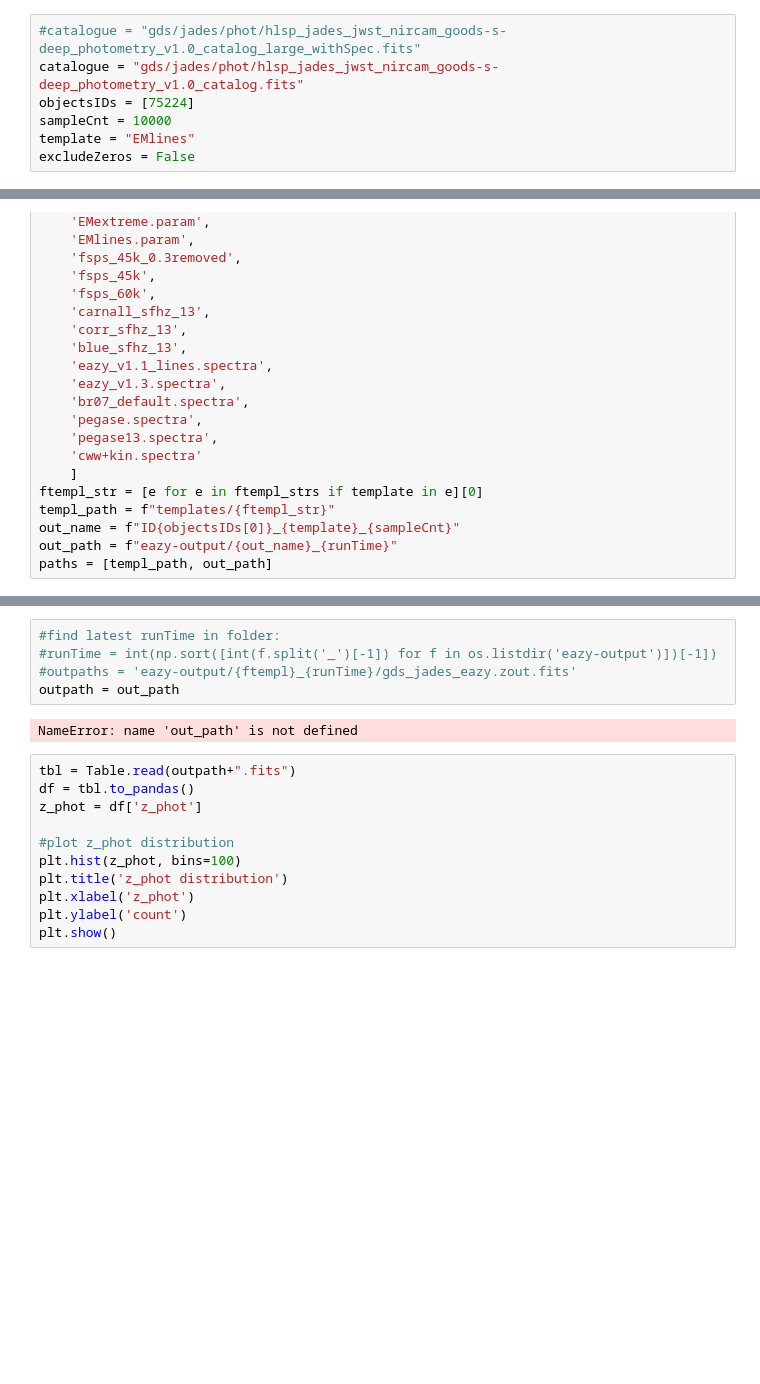
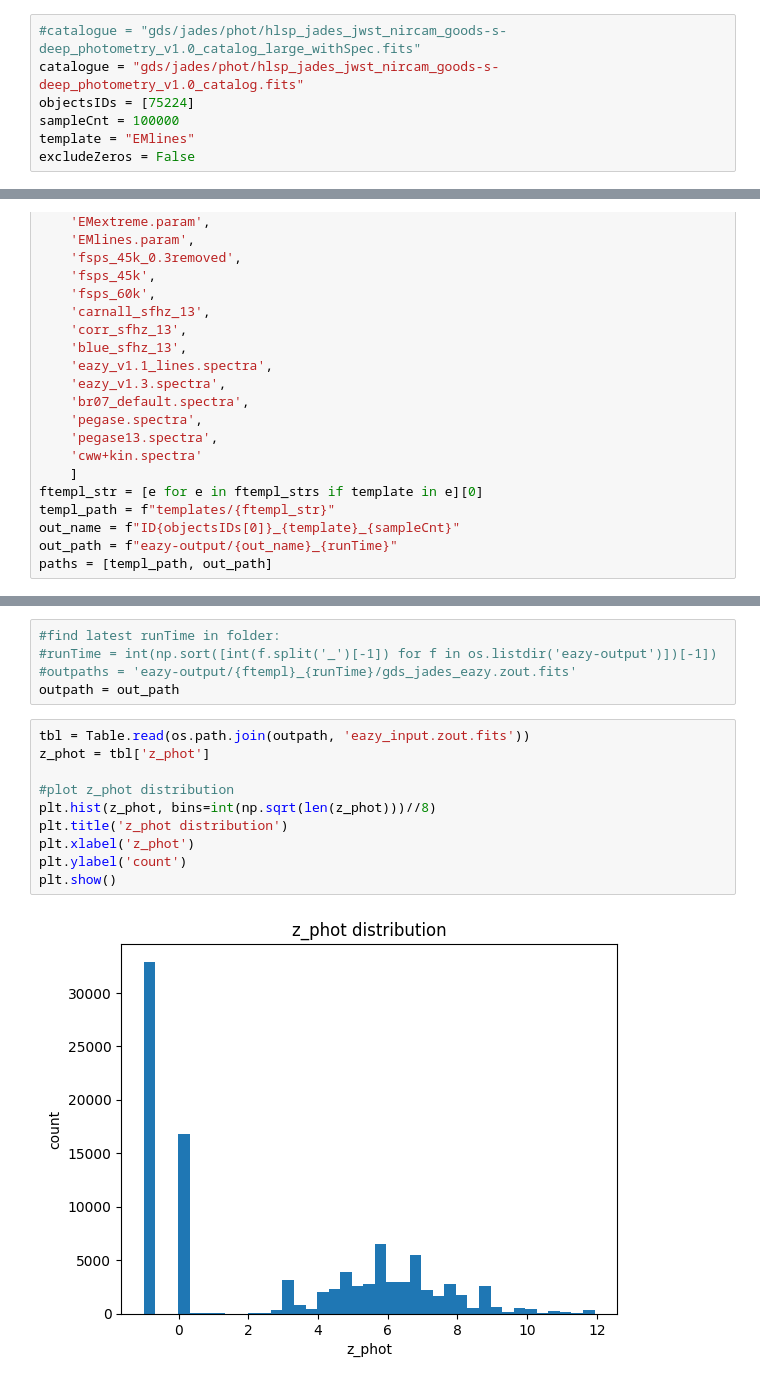
Before and after one commit to Tutbjun/EAZY_photoz_errorpropp, a Jupyter notebook: src/main.ipynb, the cells around one changed output, grey strips where cells are left out. Cells and saved outputs as stored; diff of their text form; blank space fills up the shorter version.

```diff
--- a/src/main.ipynb
+++ b/src/main.ipynb
@@ -8,7 +9,7 @@
 #catalogue = "gds/jades/phot/hlsp_jades_jwst_nircam_goods-s-deep_photometry_v1.0_catalog_large_withSpec.fits"
 catalogue = "gds/jades/phot/hlsp_jades_jwst_nircam_goods-s-deep_photometry_v1.0_catalog.fits"
 objectsIDs = [75224]
-sampleCnt = 10000
+sampleCnt = 100000
 template = "EMlines"
 excludeZeros = False
 # %%
@@ -276,16 +320,15 @@ Template grid: templates/EMlines.param (this may take some time)
 #runTime = int(np.sort([int(f.split('_')[-1]) for f in os.listdir('eazy-output')])[-1])
 #outpaths = 'eazy-output/{ftempl}_{runTime}/gds_jades_eazy.zout.fits'
 outpath = out_path
-# %% [output]
-NameError: name 'out_path' is not defined
 # %%
-tbl = Table.read(outpath+".fits")
-df = tbl.to_pandas()
-z_phot = df['z_phot']
+tbl = Table.read(os.path.join(outpath, 'eazy_input.zout.fits'))
+z_phot = tbl['z_phot']
 
 #plot z_phot distribution
-plt.hist(z_phot, bins=100)
+plt.hist(z_phot, bins=int(np.sqrt(len(z_phot)))//8)
 plt.title('z_phot distribution')
 plt.xlabel('z_phot')
 plt.ylabel('count')
 plt.show()
+# %% [output]
+[figure, added]
```
Also changed, not shown: parts of 3 cells of this notebook, 7 other files.
